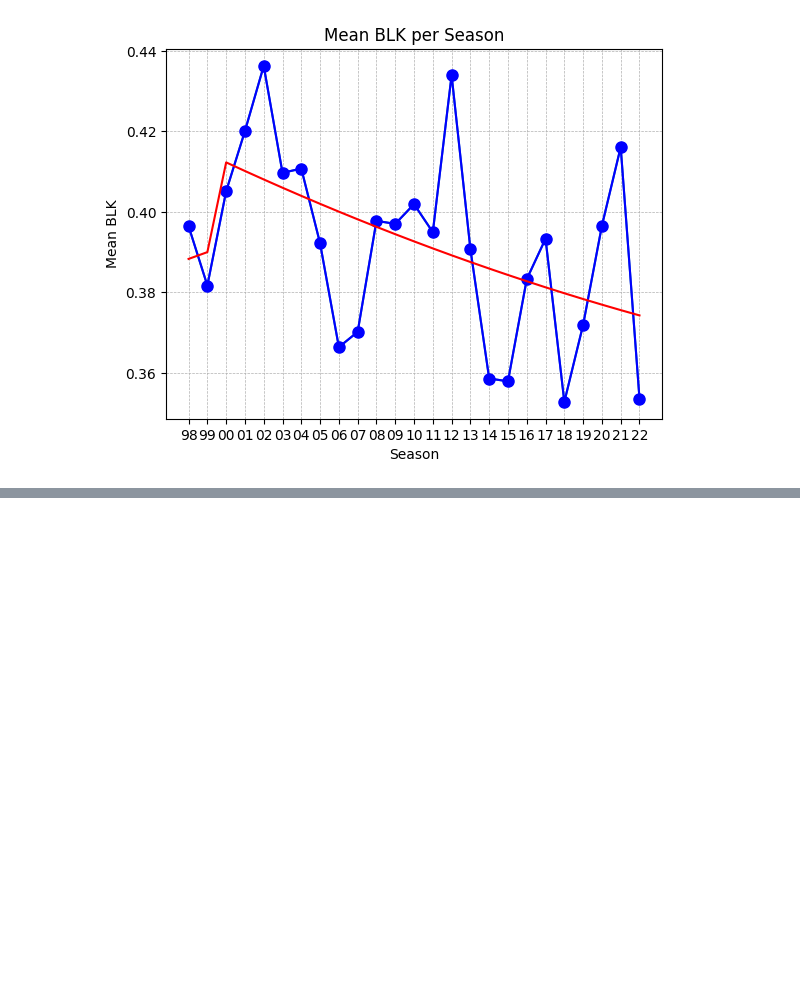
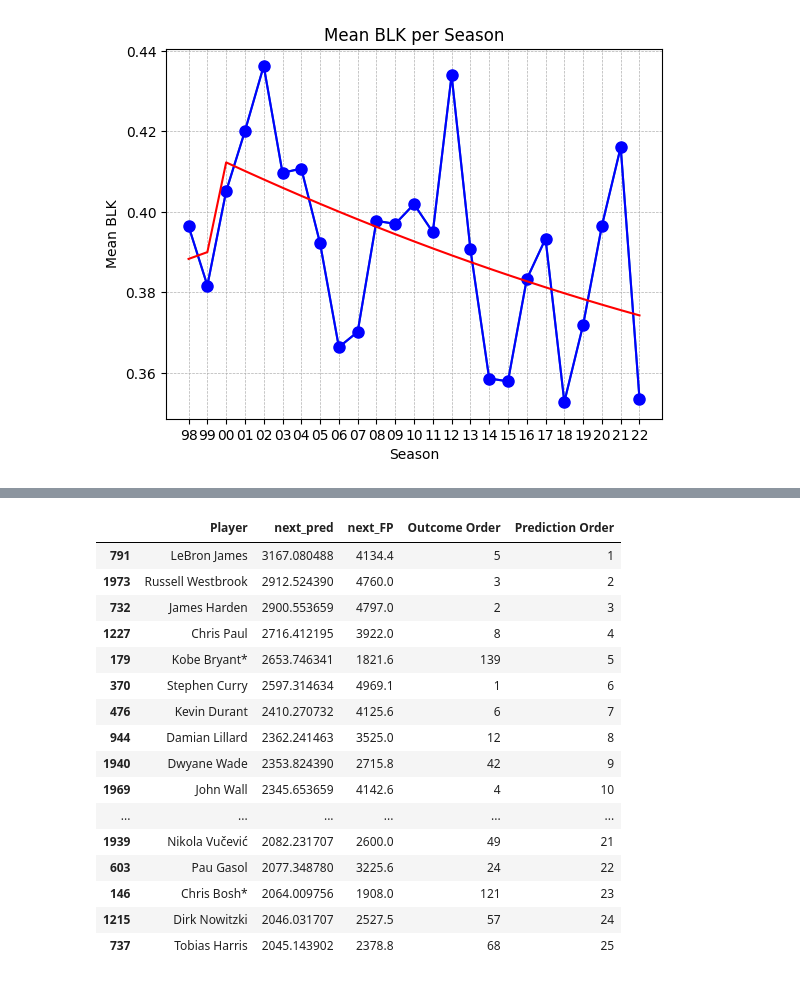
Before and after one commit to reidm340/reidm340.github.io, a Jupyter notebook: Millers'_DS_Project.ipynb, the cells around one changed output, grey strips where cells are left out. Saved outputs shown, nothing was run; the diff lists cells and outputs as text; code cells hidden in the pictures; blank space fills up the shorter version.

```diff
--- a/Millers'_DS_Project.ipynb
+++ b/Millers'_DS_Project.ipynb
@@ -730,0 +634,50 @@ yay!
+# %%
+orders = {}
+
+# create order variables for each year, both in terms of prediction order and actual order
+for year in PStats_by_year.groups:
+    # isolate each season in terms of the three variables we are interested in for this task
+    temp = stats_if_next[stats_if_next["Season"] == year]
+    player_next_pred = temp[["Player", "next_pred", "next_FP"]]
+
+    # create order statistics for the actual outcome
+    sort_next = player_next_pred.sort_values(by="next_FP", ascending=False)
+    next_order = []
+    for i in range(len(sort_next)):
+        next_order.append(i + 1)
+    sort_next.insert(2, "Outcome Order", next_order, True)
+    sort_next = sort_next.drop(columns=['next_FP', 'next_pred'])
+
+    # create order statistics for the predicted outcome
+    sort_next_pred = player_next_pred.sort_values(by="next_pred", ascending=False)
+    next_pred_order = []
+    for i in range(len(sort_next)):
+        next_pred_order.append(i + 1)
+    sort_next_pred.insert(1, "Prediction Order", next_pred_order, True)
+    sort_next_pred = sort_next_pred.drop(columns=['next_FP', 'next_pred'])
+
+    # combine the two together
+    temp2 = pd.merge(player_next_pred, sort_next, on="Player", how="outer")
+    final = pd.merge(temp2, sort_next_pred, on="Player", how="outer")
+
+    orders[year] = final
+
+display(orders.get("2014-15").sort_values(by="Prediction Order", ascending=True)[:25])
+# %% [output]
+|  | Player | next_pred | next_FP | Outcome Order | Prediction Order |
+| 791 | LeBron James | 3167.080488 | 4134.4 | 5 | 1 |
+| 1973 | Russell Westbrook | 2912.524390 | 4760.0 | 3 | 2 |
+| 732 | James Harden | 2900.553659 | 4797.0 | 2 | 3 |
+| 1227 | Chris Paul | 2716.412195 | 3922.0 | 8 | 4 |
+| 179 | Kobe Bryant* | 2653.746341 | 1821.6 | 139 | 5 |
+| 370 | Stephen Curry | 2597.314634 | 4969.1 | 1 | 6 |
+| 476 | Kevin Durant | 2410.270732 | 4125.6 | 6 | 7 |
+| 944 | Damian Lillard | 2362.241463 | 3525.0 | 12 | 8 |
+| 1940 | Dwyane Wade | 2353.824390 | 2715.8 | 42 | 9 |
+| 1969 | John Wall | 2345.653659 | 4142.6 | 4 | 10 |
+| ... | ... | ... | ... | ... | ... |
+| 1939 | Nikola Vučević | 2082.231707 | 2600.0 | 49 | 21 |
+| 603 | Pau Gasol | 2077.348780 | 3225.6 | 24 | 22 |
+| 146 | Chris Bosh* | 2064.009756 | 1908.0 | 121 | 23 |
+| 1215 | Dirk Nowitzki | 2046.031707 | 2527.5 | 57 | 24 |
+| 737 | Tobias Harris | 2045.143902 | 2378.8 | 68 | 25 |
```
Also changed, not shown: parts of 63 cells of this notebook, 1 other file.
